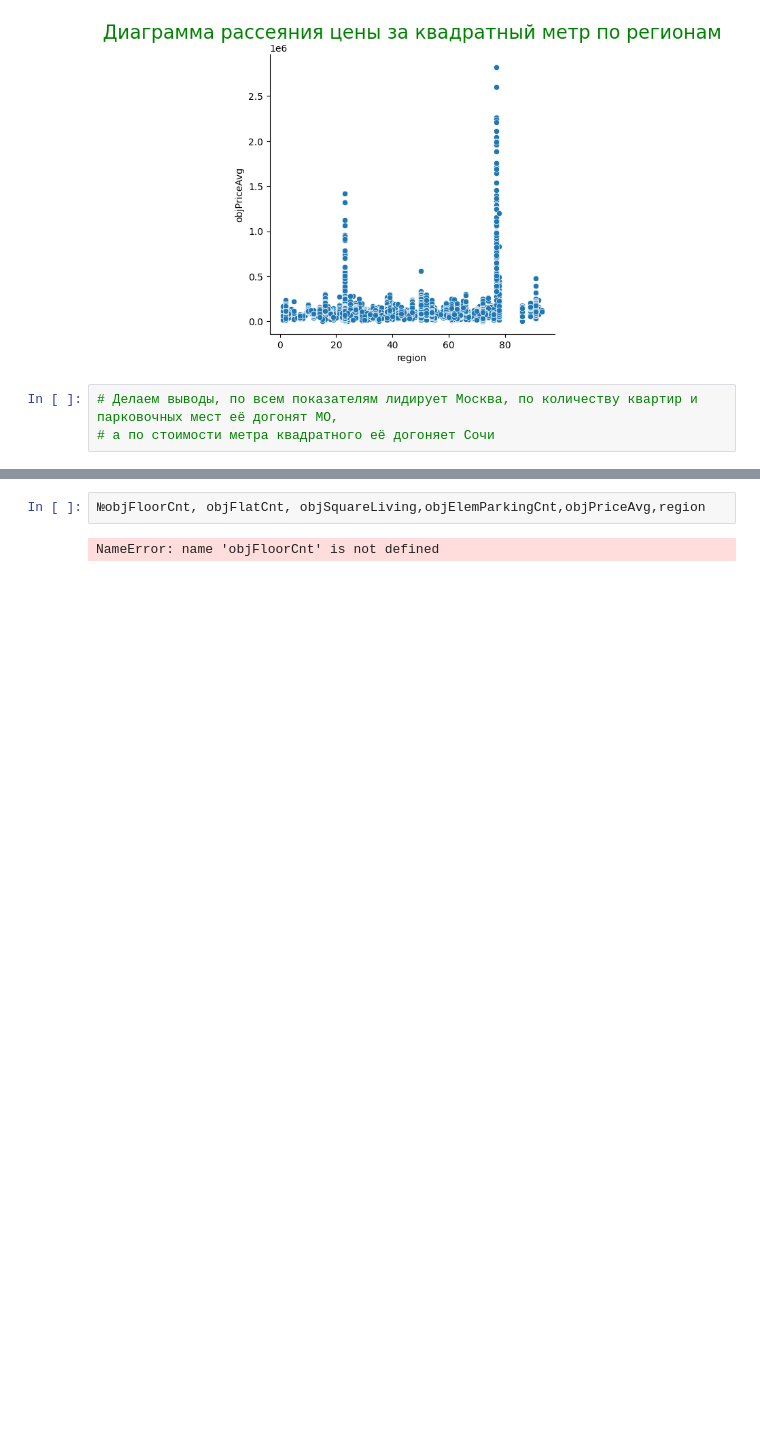
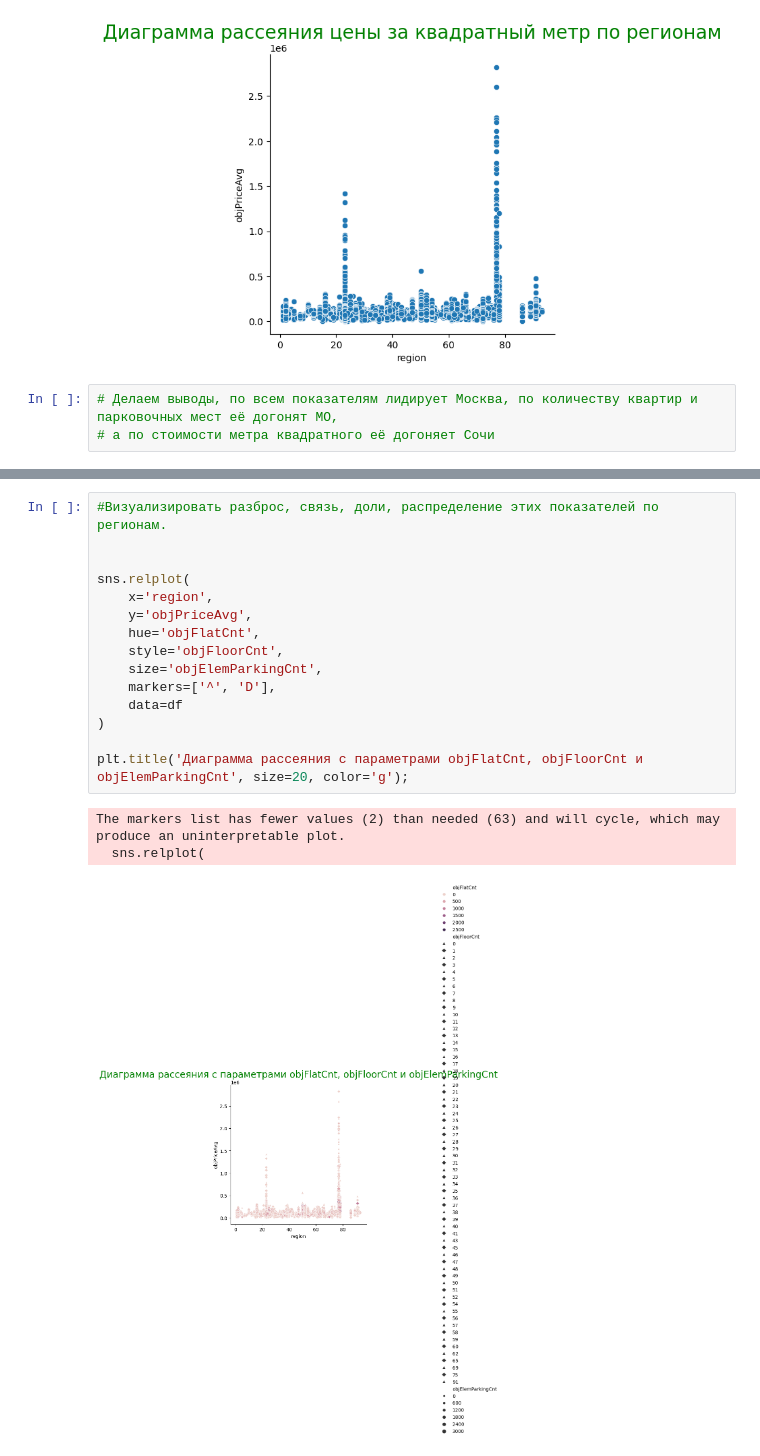
Before and after one commit to NtimTim/DS_School_Home_Work, a Jupyter notebook: Hometask/Task2_dmrf_visual.ipynb, the cells around one changed output, grey strips where cells are left out. Drawn from its saved outputs; the diff is of its cells as text; blank space fills up the shorter version.

```diff
--- a/Hometask/Task2_dmrf_visual.ipynb
+++ b/Hometask/Task2_dmrf_visual.ipynb
@@ -236,4 +232,19 @@ SyntaxError: invalid syntax (<ipython-input-149-451298003ae0>, line 1)
-# %%
-№objFloorCnt, objFlatCnt, objSquareLiving,objElemParkingCnt,objPriceAvg,region
-# %% [output]
-NameError: name 'objFloorCnt' is not defined
+# %%
+#Визуализировать разброс, связь, доли, распределение этих показателей по регионам.
+
+
+sns.relplot(
+    x='region',
+    y='objPriceAvg',
+    hue='objFlatCnt',
+    style='objFloorCnt',
+    size='objElemParkingCnt',
+    markers=['^', 'D'],
+    data=df
+)
+
+plt.title('Диаграмма рассеяния с параметрами objFlatCnt, objFloorCnt и objElemParkingCnt', size=20, color='g');
+# %% [output]
+The markers list has fewer values (2) than needed (63) and will cycle, which may produce an uninterpretable plot.
+  sns.relplot(
+[figure, added]
```
Also changed, not shown: parts of 2 cells of this notebook.
